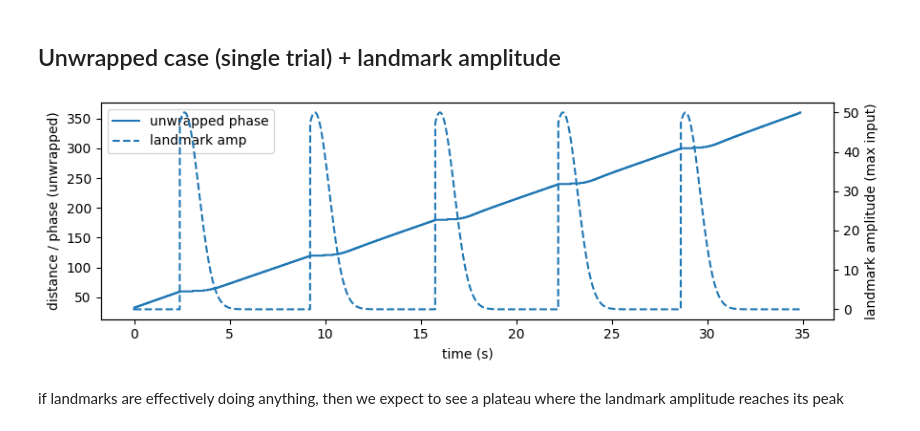
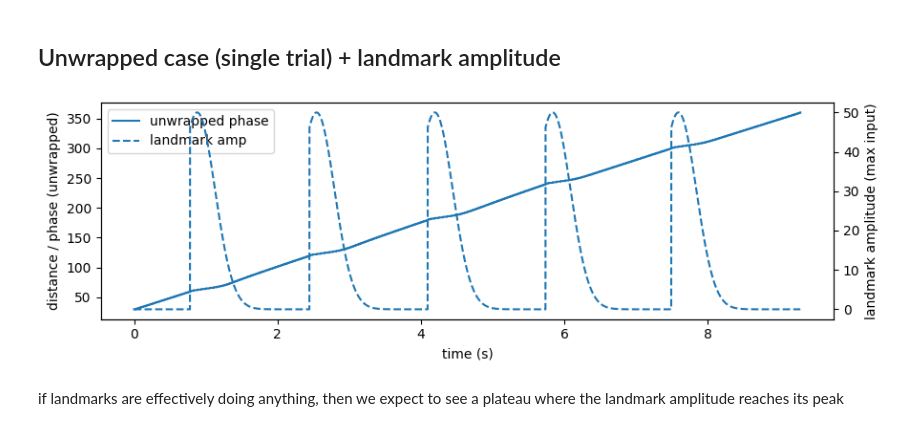
Before and after one commit to claramont/mental-navigation, a Jupyter notebook: src/mental_navigation/CAN/CAN_notebook.ipynb, the cells around one changed output. Drawn from its saved outputs; the diff is of its cells as text; code cells hidden in the pictures.

```diff
--- a/src/mental_navigation/CAN/CAN_notebook.ipynb
+++ b/src/mental_navigation/CAN/CAN_notebook.ipynb
@@ -451,29 +479,35 @@ trial_lm
 # %% [markdown]
 ## Unwrapped case (single trial) + landmark amplitude
 # %%
-trial = sim.run_trial(init_condition=init, landmarkpresent=True, wm=0.08)
+K = 364
+net = CANNetwork(K = K)
+sim = CANSimulator(net)
+init = sim.init_state(T=10)
+
+
+trial = sim.run_trial(init_condition=init, landmarkpresent=True, wm=0.08, landmark_onset_steps = 200, landmark_tau_steps = 500)
 
 t = np.arange(len(trial["phase_unw"])) * net.dt
 
 
 fig, ax1 = plt.subplots(figsize=(9,3))
 
 ax1.plot(t, trial["phase_unw"], label="unwrapped phase")
 ax1.set_xlabel("time (s)")
 ax1.set_ylabel("distance / phase (unwrapped)")
 
 ax2 = ax1.twinx()
 ax2.plot(t, trial["lm_amplitude"], linestyle="--", label="landmark amp")
 ax2.set_ylabel("landmark amplitude (max input)")
 
 lines1, labels1 = ax1.get_legend_handles_labels()
 lines2, labels2 = ax2.get_legend_handles_labels()
 ax1.legend(lines1+lines2, labels1+labels2, loc="upper left")
 
 plt.tight_layout()
 plt.show()
 # %% [output]
-[figure, old version]
+[figure, new version]
 # %% [markdown]
 if landmarks are effectively doing anything, then we expect to see a plateau where the landmark amplitude reaches its peak
 # %% [markdown]
```
Also changed, not shown: parts of 50 cells of this notebook, 2 other files.
